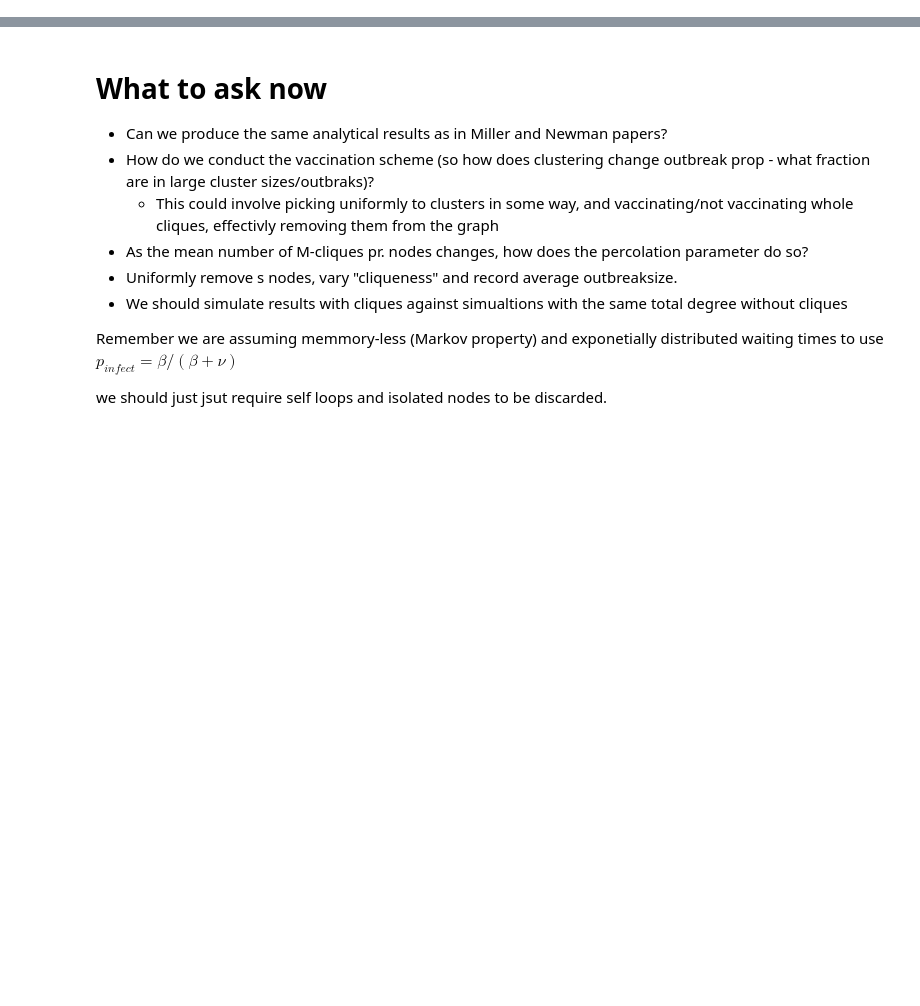
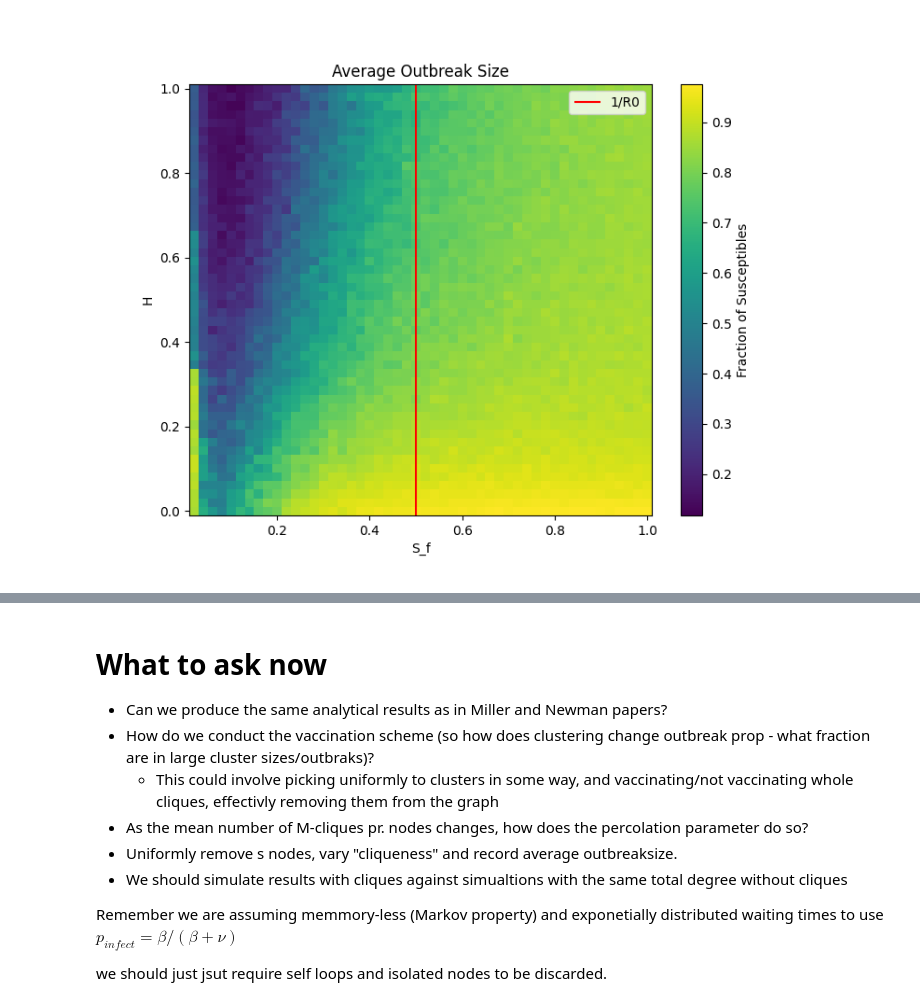
Before and after one commit to AlfredBendtzonHansen/het-measles, a Jupyter notebook: MCliqueRandomGraph.ipynb, the cells around one changed output, grey strips where cells are left out. Cells and saved outputs as stored; diff of their text form; code cells hidden in the pictures; blank space fills up the shorter version.

```diff
--- a/MCliqueRandomGraph.ipynb
+++ b/MCliqueRandomGraph.ipynb
@@ -181,0 +70,48 @@ plt.show()
+# %%
+# """
+# Now simulate varying both sf (0 to 1) and labmda_edges, recording the mean cluster size and giant component
+# """
+
+N = 100  # Number of nodes in the network
+M = 3     # Size of the cliques
+
+R0 = 2
+
+p = R0/(R0+1)
+
+N_H = 50
+N_sf =  50
+
+H_values = np.linspace(0, 1, N_H)
+sf_values = np.linspace(0, 1, N_sf+1)[1:] #Eliminates the empty configuration
+
+cluster_sizes = np.zeros((N_H, N_sf))
+giant_component = np.zeros_like(cluster_sizes)
+
+N_runs = 20
+
+for _ in tqdm(range(N_runs), desc = "Nr. Runs Loop"):
+    # Generate the adjacency matrix
+    #adj_matrix, cliques = generate_clustered_network_discrete_M(N, M, lambda_edges = 2, m_cliques= 2)
+    adj_matrix, cliques = generate_clustered_network(N, M, lambda_edges = 2, lambda_cliques = 2)
+    for i, H_s in enumerate(H_values):
+        for j, sf in enumerate(sf_values):
+            adj_matrix_reduced = keep_clusters_with_node_swap(adj_matrix, cliques, s_f = sf, H = H_s)
+
+            percolation_clusters, _,  percolation_giant = perform_percolation(adj_matrix_reduced, p = p, N_p = 10)
+
+            cluster_sizes[i,j] += percolation_clusters/N_runs
+            giant_component[i,j] += percolation_giant/N_runs
+
+plt.figure(figsize=(8, 6))
+X, Y = np.meshgrid(sf_values, H_values)
+plt.pcolormesh(X, Y, giant_component)
+plt.colorbar(label='Fraction of Susceptibles')
+plt.ylabel("H")
+plt.xlabel(f"S_f")
+plt.title("Average Outbreak Size")
+plt.vlines(1/R0, ymin = 0-.01, ymax = 1+.01, color = "red", label = f"1/R0")
+plt.legend()
+plt.show()
+# %% [output]
+[figure, added]
```
Also changed, not shown: parts of 9 cells of this notebook, 1 other file.
